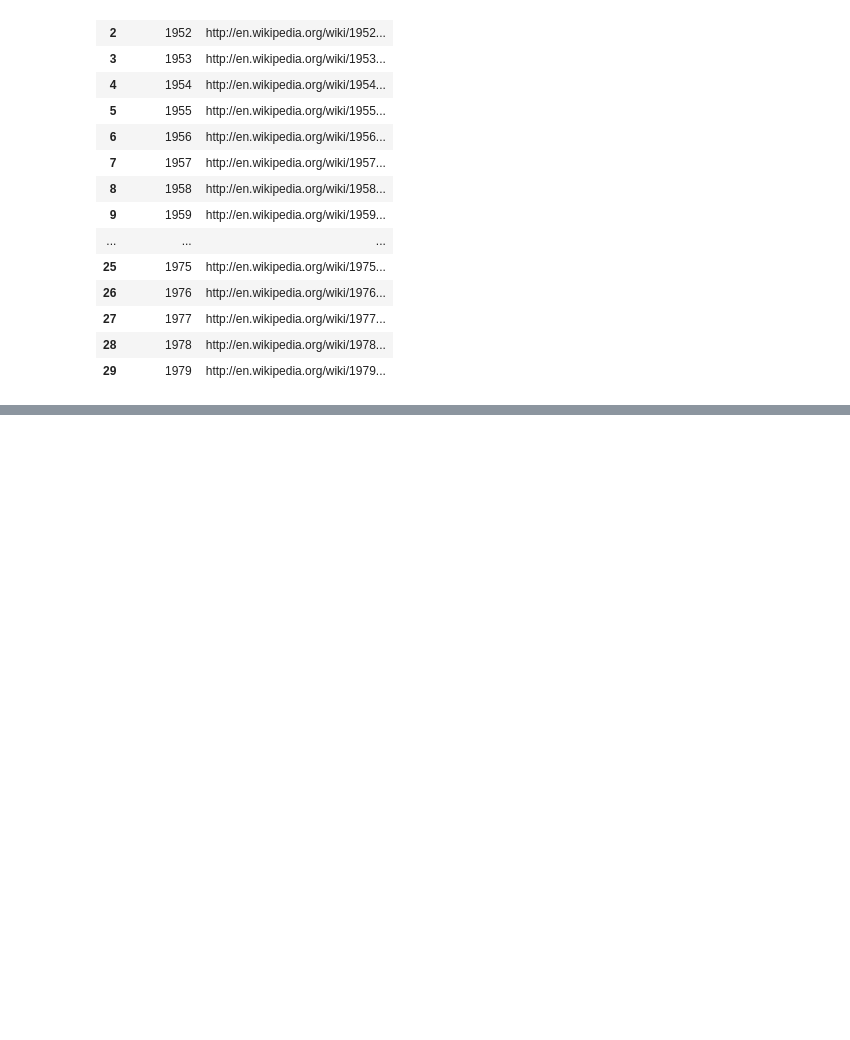
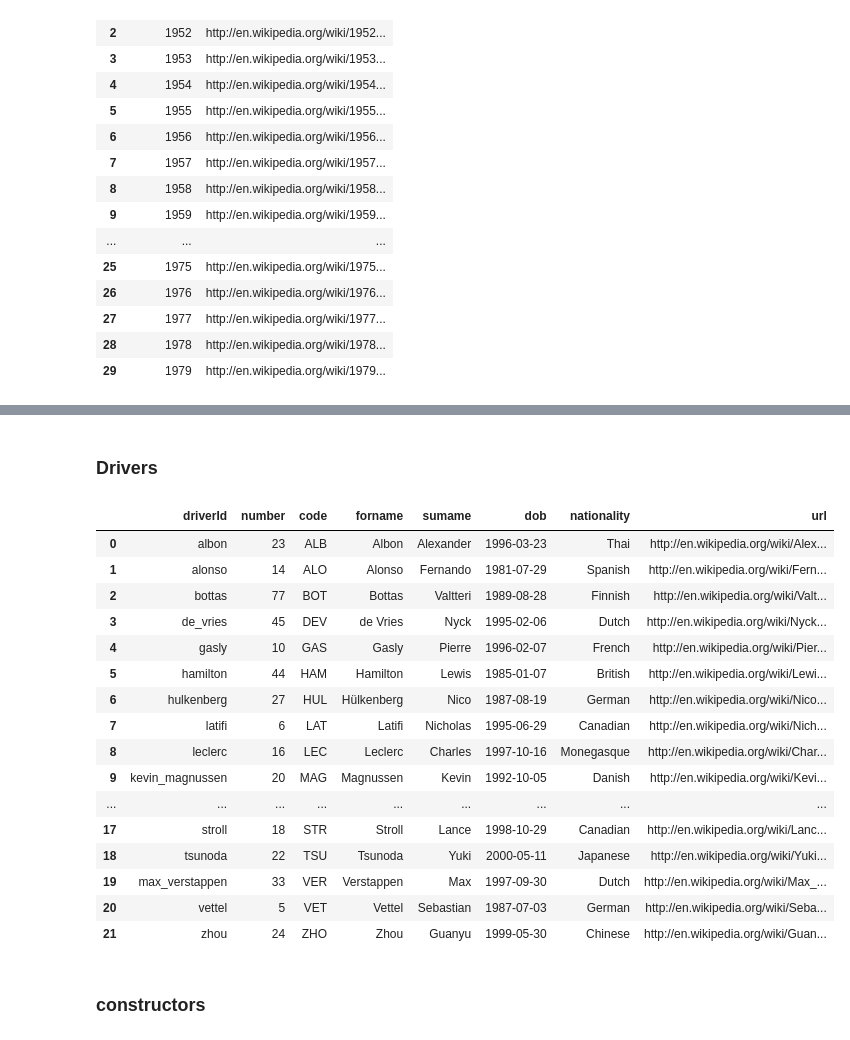
Before and after one commit to Stephanie-Daniella/Formula-1-data, a Jupyter notebook: f1-analisis.ipynb, the cells around one changed output, grey strips where cells are left out. Saved outputs shown, nothing was run; the diff lists cells and outputs as text; code cells hidden in the pictures; blank space fills up the shorter version.

```diff
--- a/f1-analisis.ipynb
+++ b/f1-analisis.ipynb
@@ -240,0 +246,39 @@ pd.DataFrame(season).to_csv('season.csv',index=False)
+# %% [markdown]
+### Drivers
+# %%
+for year in range(2010,2023):
+    url='http://ergast.com/api/f1/{}/drivers.json'
+    response=requests.get(url.format(year))
+    content=json.loads(response.content)
+# %%
+#drivers ={'driverId':[],'driverRef':[],'number':[],'code':[],'forname':[],'sumame':[],'dob':[],'nationality':[],'url':[]}
+drivers ={'driverId':[],'number':[],'code':[],'forname':[],'sumame':[],'dob':[],'nationality':[],'url':[]}
+for item in content['MRData']['DriverTable']['Drivers']:
+    drivers['driverId'].append(item['driverId'])
+    #drivers['driverRef'].append(item['driverRef'])
+    drivers['number'].append(int(item['permanentNumber']))
+    drivers['code'].append(item['code'])
+    drivers['forname'].append(item['familyName'])
+    drivers['sumame'].append(item['givenName'])
+    drivers['dob'].append(item['dateOfBirth'])
+    drivers['nationality'].append(item['nationality'])
+    drivers['url'].append(item['url'])
+pd.DataFrame(drivers)
+# %% [output]
+|  | driverId | number | code | forname | sumame | dob | nationality | url |
+| 0 | albon | 23 | ALB | Albon | Alexander | 1996-03-23 | Thai | http://en.wikipedia.org/wiki/Alex... |
+| 1 | alonso | 14 | ALO | Alonso | Fernando | 1981-07-29 | Spanish | http://en.wikipedia.org/wiki/Fern... |
+| 2 | bottas | 77 | BOT | Bottas | Valtteri | 1989-08-28 | Finnish | http://en.wikipedia.org/wiki/Valt... |
+| 3 | de_vries | 45 | DEV | de Vries | Nyck | 1995-02-06 | Dutch | http://en.wikipedia.org/wiki/Nyck... |
+| 4 | gasly | 10 | GAS | Gasly | Pierre | 1996-02-07 | French | http://en.wikipedia.org/wiki/Pier... |
+| 5 | hamilton | 44 | HAM | Hamilton | Lewis | 1985-01-07 | British | http://en.wikipedia.org/wiki/Lewi... |
+| 6 | hulkenberg | 27 | HUL | Hülkenberg | Nico | 1987-08-19 | German | http://en.wikipedia.org/wiki/Nico... |
+| 7 | latifi | 6 | LAT | Latifi | Nicholas | 1995-06-29 | Canadian | http://en.wikipedia.org/wiki/Nich... |
+| 8 | leclerc | 16 | LEC | Leclerc | Charles | 1997-10-16 | Monegasque | http://en.wikipedia.org/wiki/Char... |
+| 9 | kevin_magnussen | 20 | MAG | Magnussen | Kevin | 1992-10-05 | Danish | http://en.wikipedia.org/wiki/Kevi... |
+| ... | ... | ... | ... | ... | ... | ... | ... | ... |
+| 17 | stroll | 18 | STR | Stroll | Lance | 1998-10-29 | Canadian | http://en.wikipedia.org/wiki/Lanc... |
+| 18 | tsunoda | 22 | TSU | Tsunoda | Yuki | 2000-05-11 | Japanese | http://en.wikipedia.org/wiki/Yuki... |
+| 19 | max_verstappen | 33 | VER | Verstappen | Max | 1997-09-30 | Dutch | http://en.wikipedia.org/wiki/Max_... |
+| 20 | vettel | 5 | VET | Vettel | Sebastian | 1987-07-03 | German | http://en.wikipedia.org/wiki/Seba... |
+| 21 | zhou | 24 | ZHO | Zhou | Guanyu | 1999-05-30 | Chinese | http://en.wikipedia.org/wiki/Guan... |
@@ -240,0 +287,2 @@ pd.DataFrame(season).to_csv('season.csv',index=False)
+# %% [markdown]
+### constructors
```
Also changed, not shown: parts of 21 cells of this notebook.
